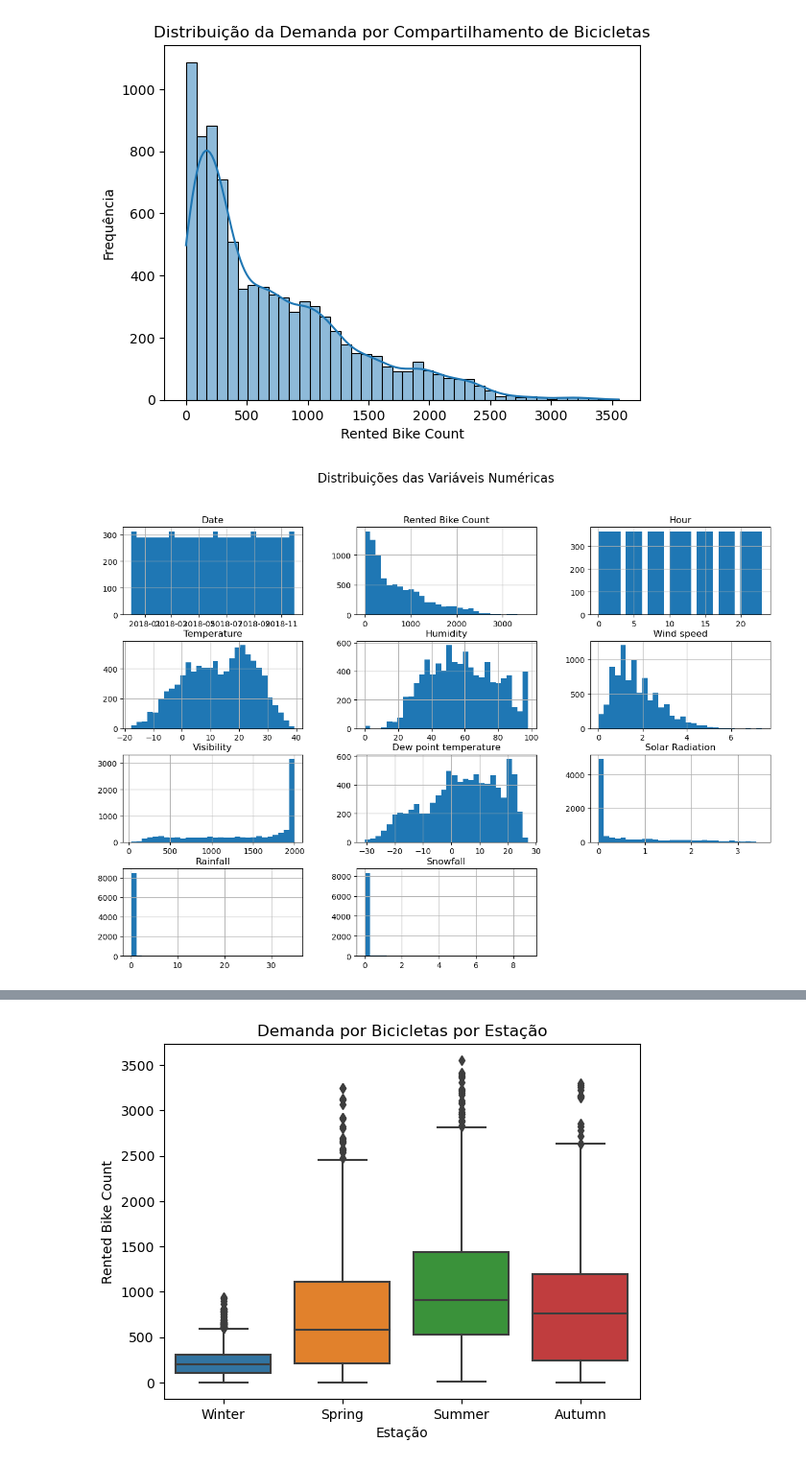
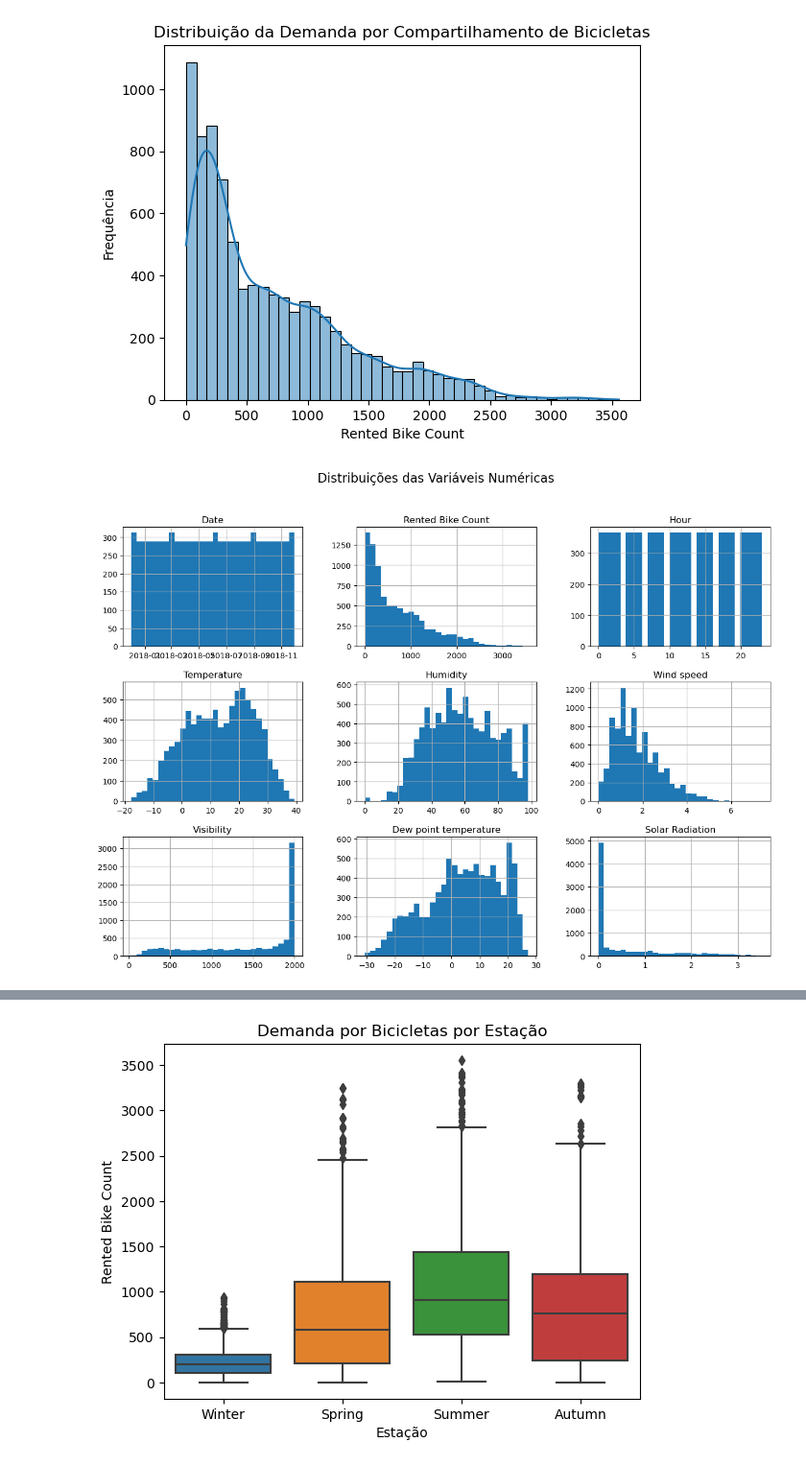
Before and after one commit to JpLimags/Regression_power_consumption__tetouan_city, a Jupyter notebook: seoul bike sharing.ipynb, the cells around one changed output, grey strips where cells are left out. Shown at 96% size. Drawn from its saved outputs; the diff is of its cells as text; code cells hidden in the pictures.

```diff
--- a/seoul bike sharing.ipynb
+++ b/seoul bike sharing.ipynb
@@ -99,6 +91,9 @@ Seasons                  0
 Holiday                  0
 Functioning Day          0
 dtype: int64
+# %%
+num_df = df.copy()
+num_df = num_df.drop(['Seasons','Holiday','Functioning Day','Rainfall','Snowfall'], axis=1)
 # %%
 sns.histplot(df['Rented Bike Count'], kde=True)
 plt.title('Distribuição da Demanda por Compartilhamento de Bicicletas')
@@ -109,9 +104,9 @@ plt.show()
 [figure]
 # %%
 
-df.hist(bins=30, figsize=(15, 10))
+num_df.hist(bins=30, figsize=(15, 10))
 plt.suptitle('Distribuições das Variáveis Numéricas', fontsize=16)
 plt.show()
 # %% [output]
-[figure, old version]
+[figure, new version]
 # %%
```
Also changed, not shown: parts of 7 cells of this notebook.
